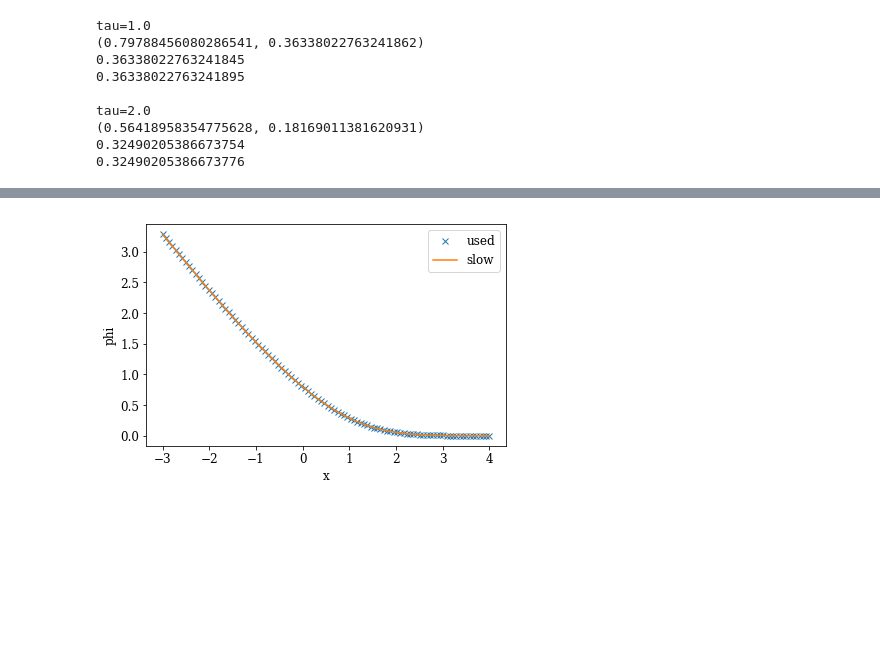
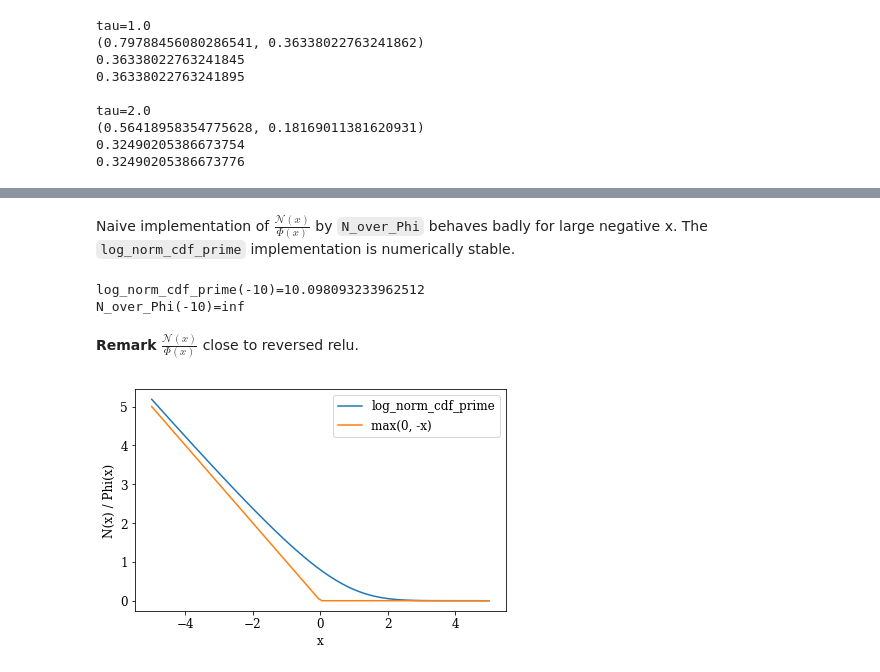
Before and after one commit to sphinxteam/tramp_notebooks, a Jupyter notebook: likelihoods/likelihood_sng.ipynb, the cells around one changed output, grey strips where cells are left out. Saved outputs shown, nothing was run; the diff lists cells and outputs as text; code cells hidden in the pictures; blank space fills up the shorter version.

```diff
--- a/likelihood_sng.ipynb
+++ b/likelihoods/likelihood_sng.ipynb
@@ -105,11 +110,22 @@ def slow_phi_0(x):
+# %% [markdown]
+Naive implementation of  $\frac{\mathcal{N}(x)}{\Phi(x)}$ by `N_over_Phi` behaves badly for large negative x. The `log_norm_cdf_prime` implementation is numerically stable.
+# %%
+# divide by zero using naive N_over_phi
+print(f"log_norm_cdf_prime(-10)={log_norm_cdf_prime(-10)}")
+print(f"N_over_Phi(-10)={N_over_Phi(-10)}")
+# %% [output]
+log_norm_cdf_prime(-10)=10.098093233962512
+N_over_Phi(-10)=inf
+# %% [markdown]
+**Remark** $\frac{\mathcal{N}(x)}{\Phi(x)}$ close to reversed relu.
 # %%
-import numpy as np
-x=np.linspace(-3,4,100)
+# reverse relu
+x=np.linspace(-5,5,100)
 fig,ax=plt.subplots(1,1)
-ax.plot(x, phi_0(x),"x",label="used")
-ax.plot(x, slow_phi_0(x),label="slow")
+ax.plot(x, log_norm_cdf_prime(x),label="log_norm_cdf_prime")
+ax.plot(x, np.maximum(0, -x),label="max(0, -x)")
 ax.legend()
-ax.set(xlabel="x",ylabel="phi")
+ax.set(xlabel="x",ylabel="N(x) / Phi(x)")
 fig.tight_layout()
 # %% [output]
-[figure, old version]
+[figure, new version]
```
Also changed, not shown: parts of 5 cells of this notebook, 16 other files.
